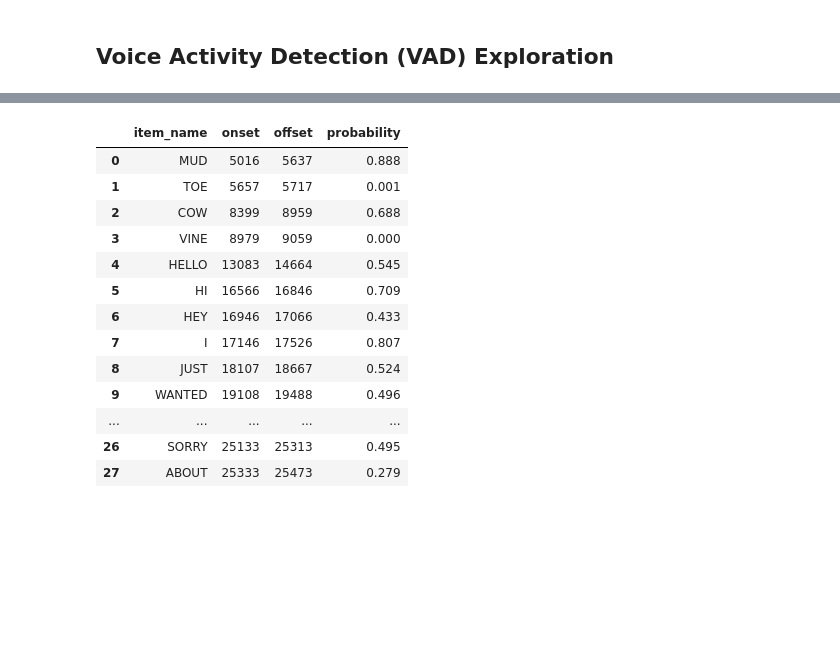
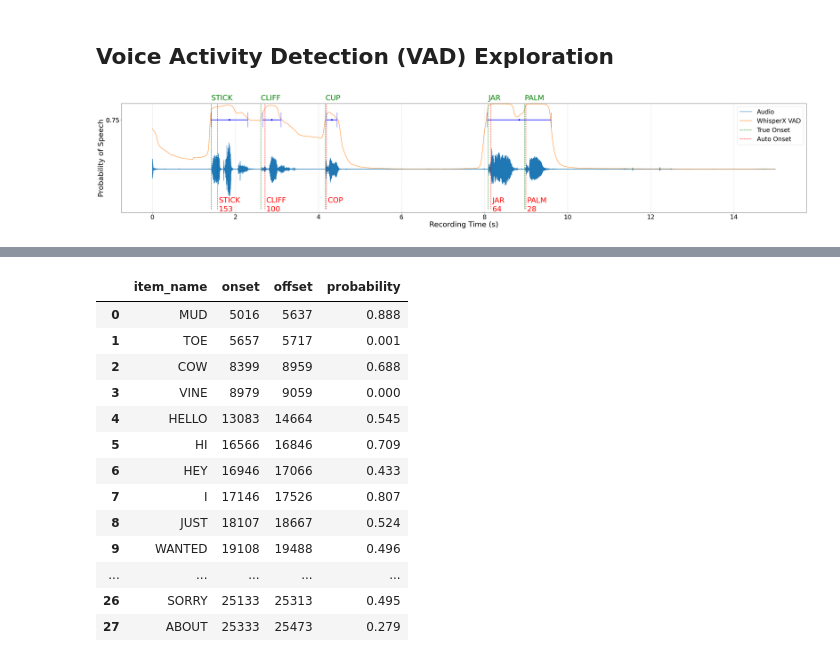
Before and after one commit to pennmem/automated_annotation, a Jupyter notebook: run_automated_annotations.ipynb, the cells around one changed output, grey strips where cells are left out. Saved outputs shown, nothing was run; the diff lists cells and outputs as text; code cells hidden in the pictures; blank space fills up the shorter version.

```diff
--- a/run_automated_annotations.ipynb
+++ b/run_automated_annotations.ipynb
@@ -497,6 +502,8 @@ def SaveFig(basename):
 
 import matplotlib.pyplot as plt
 from scipy.signal import butter, filtfilt
+from whisperx.vad import Binarize
+
 
 def plot_recall_recording(audio, vad_pred, ann, auto_ann,
                           sr = 16000,  # sample rate in Hz
@@ -522,34 +529,54 @@ def plot_recall_recording(audio, vad_pred, ann, auto_ann,
         plt.text(x=row.onset / 1000, y=1.05, s=row.item_name, fontsize=30, color='g')
         if i == 0: plt.vlines(x=row.onset / 1000, ymin=yplot_min, ymax=1.0, linestyles='--', color='g', label='True Onset')
         else: plt.vlines(x=row.onset / 1000, ymin=yplot_min, ymax=1.0, linestyles='--', color='g')
 
     for i, (_, row) in enumerate(auto_ann.iterrows()):
         if row.onset / 1000 > n_secs: continue
         plt.text(x=row.onset / 1000 + 0.03, y=yplot_min+0.1, s=row.item_name, fontsize=30, color='r')
         true_ann = ann.query('item_name == @row.item_name')
         if true_ann.shape[0] > 1:
             # search for nearest match among repeats
             true_ann['diff'] = np.abs(true_ann.onset - row.onset)
             idx = np.argmin(true_ann['diff'])
             true_ann = true_ann.iloc[idx:idx+1]
 
         if true_ann.shape[0] == 1:
             err = row.onset - true_ann.onset.item()
             plt.text(x=row.onset / 1000 + 0.03, y=yplot_min -0.035, s=f'{int(err)}', fontsize=30, color='r')
         if i == 0: plt.vlines(x=row.onset / 1000, ymin=yplot_min, ymax=1.0, linestyles='--', color='r', label='Auto Onset')
         else: plt.vlines(x=row.onset / 1000, ymin=yplot_min, ymax=1.0, linestyles='--', color='r')
 
     plt.legend(fontsize=25)
     plt.xlabel('Recording Time (s)', fontsize=30)
     plt.xticks(fontsize=25)
     plt.ylabel('Probability of Speech', fontsize=30)
     _ = plt.yticks(fontsize=25)
     plt.ylim([yplot_min - 0.05, 1.0])
 
+    vad_params = dict(onset=0.8, offset=0.78)
+    # vad_params = dict(onset=0.5, offset=0.363)  # whisperX defaults
+    binarize = Binarize(**vad_params)
+
+    segments = binarize(vad_pred)
+
+    segments_list = []
+    for speech_turn in segments.get_timeline():
+        segments_list.append([speech_turn.start, speech_turn.end])
+
+    data = segments_list
+    centers = [(a+b)/2 for a, b in data if b < n_secs]
+    errors = [(b-a)/2 for a, b in data if b < n_secs]
+    y_positions = [0.75] * len(centers)
+    plt.errorbar(centers, y_positions, xerr=errors, fmt='o', linestyle='', color='b', ecolor='b', elinewidth=2.5, capsize=30)
+    plt.yticks(y_positions)
+    plt.grid(True, axis='x', linestyle='--', alpha=0.7)
+
     if plot_basename:
         SaveFig(plot_basename)
 
-# plot_recall_recording(audio, vad_pred, ann, auto_ann)
+plot_recall_recording(audio, vad_pred, ann, auto_ann)
+# %% [output]
+[figure, added]
 # %%
 import numpy as np
 import torch
```
Also changed, not shown: parts of 4 cells of this notebook.
